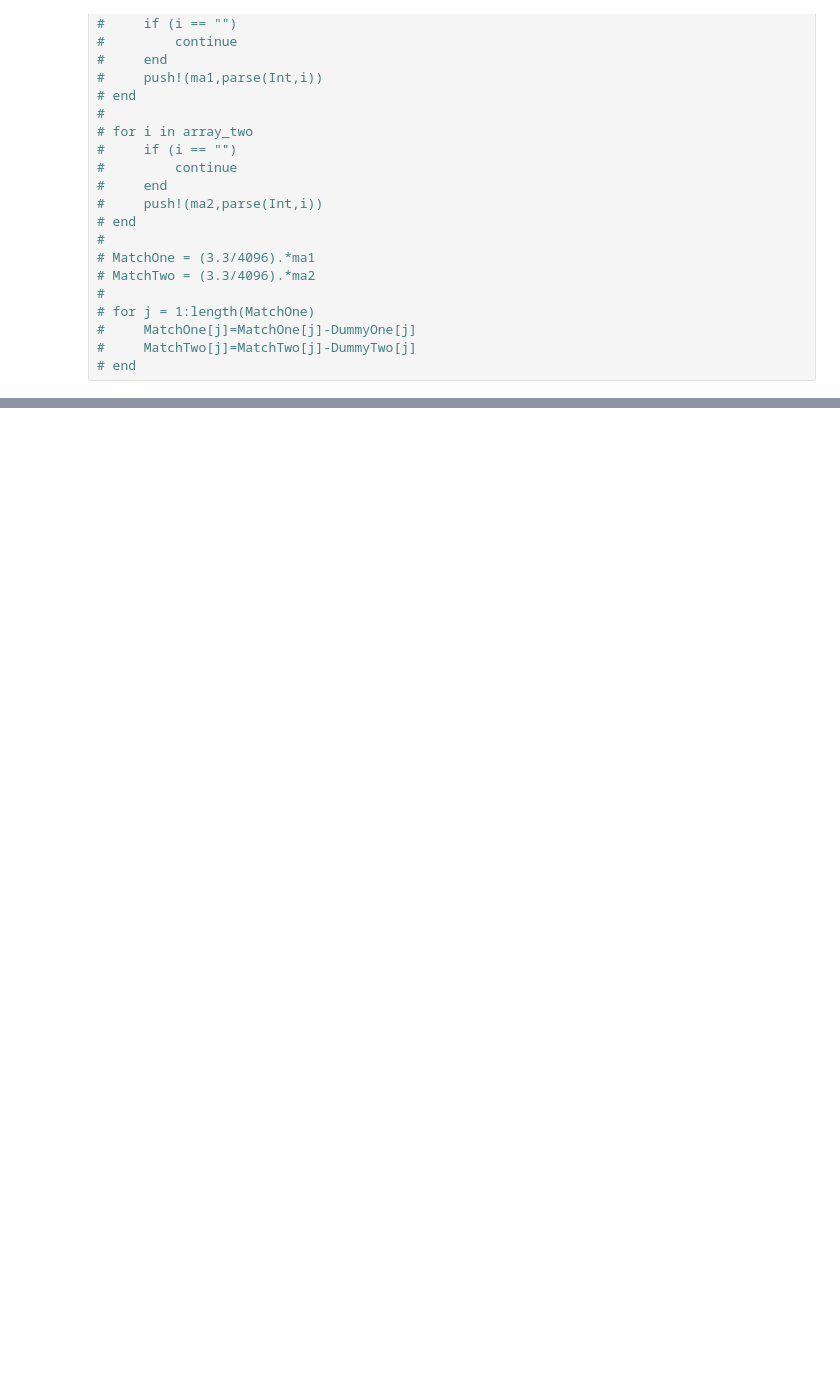
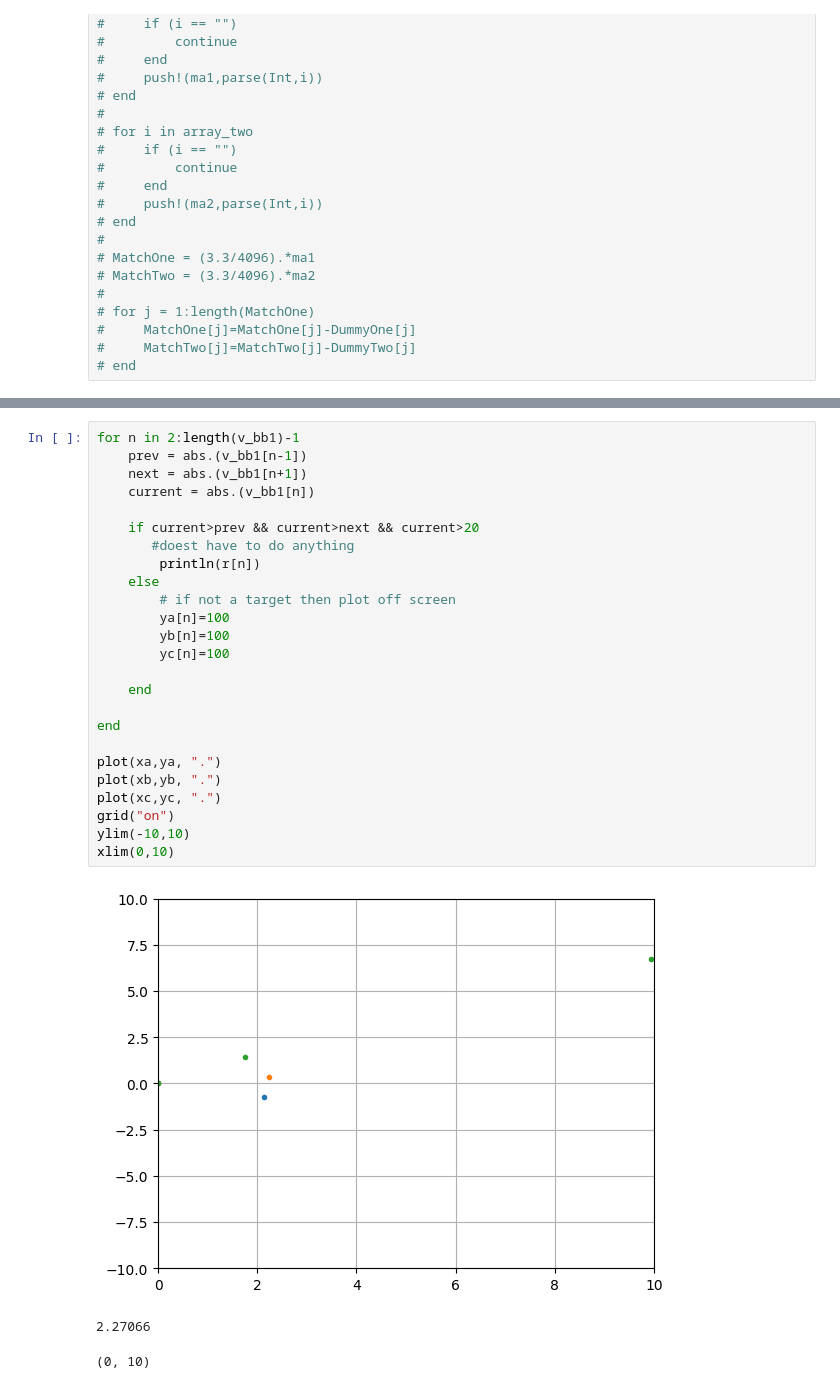
Before and after one commit to Niceta-Nduku/Sonar-Design-Project, a Jupyter notebook: Demo 2/PlanA/Processing.ipynb, the cells around one changed output, grey strips where cells are left out. Cells and saved outputs as stored; diff of their text form; blank space fills up the shorter version.

```diff
--- a/Demo 2/PlanA/Processing.ipynb
+++ b/Demo 2/PlanA/Processing.ipynb
@@ -431,0 +519,29 @@ plot(x,y, ".")
+# %%
+for n in 2:length(v_bb1)-1
+    prev = abs.(v_bb1[n-1])
+    next = abs.(v_bb1[n+1])
+    current = abs.(v_bb1[n])
+
+    if current>prev && current>next && current>20
+       #doest have to do anything
+        println(r[n])
+    else
+        # if not a target then plot off screen
+        ya[n]=100
+        yb[n]=100
+        yc[n]=100
+
+    end
+
+end
+
+plot(xa,ya, ".")
+plot(xb,yb, ".")
+plot(xc,yc, ".")
+grid("on")
+ylim(-10,10)
+xlim(0,10)
+# %% [output]
+[figure, added]
+2.27066
+(0, 10)
```
Also changed, not shown: parts of 15 cells of this notebook, 2 other files.
